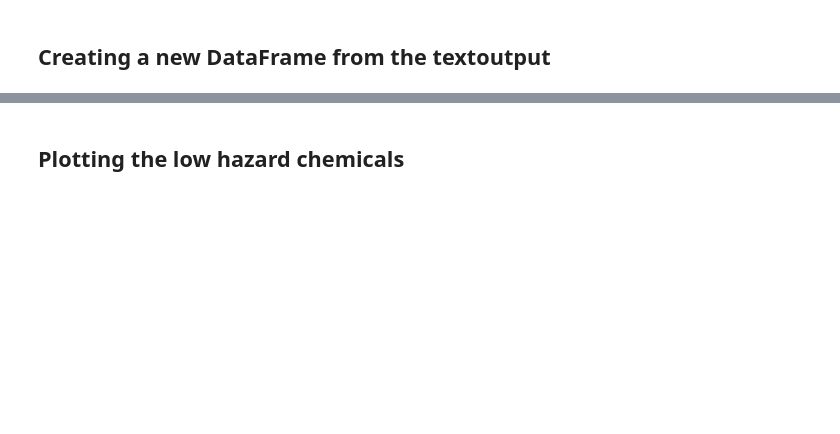
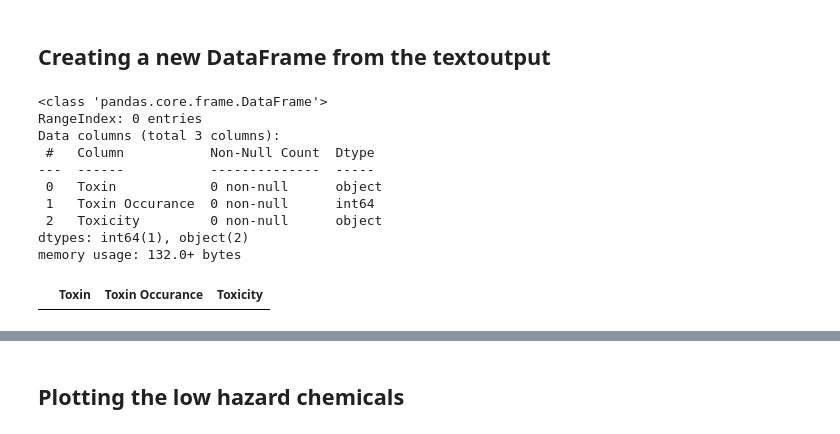
Before and after one commit to mahakanakala/toxins-in-skincare, a Jupyter notebook: notebooks/data_visuals.ipynb, the cells around one changed output, grey strips where cells are left out. Cells and saved outputs as stored; diff of their text form; code cells hidden in the pictures; blank space fills up the shorter version.

```diff
--- a/notebooks/data_visuals.ipynb
+++ b/notebooks/data_visuals.ipynb
@@ -285,0 +257,41 @@ toxin_df = pd.DataFrame({
+# %%
+#creating a list of all of the toxins and their occurrences
+toxin_name_list =[]
+toxin_occ_list = []
+
+#adding the names the seperate lists to the major list
+toxin_name_list.extend(low_hazard_list)
+toxin_name_list.extend(mod_hazard_list)
+toxin_name_list.extend(high_hazard_list)
+
+#adding the occurances the seperate lists to the major list
+toxin_occ_list.extend(low_occurrences_list)
+toxin_occ_list.extend(mod_occurrences_list)
+toxin_occ_list.extend(high_occurrences_list)
+
+
+toxins_df = pd.DataFrame({
+        'Toxin': toxin_name_list,
+        'Toxin Occurance': toxin_occ_list
+})
+
+
+#adding a toxicity column
+toxins_df = toxins_df.iloc[0:7].assign(Toxicity="Low")
+toxins_df = toxins_df.iloc[8:14].assign(Toxicity="Moderate")
+toxins_df = toxins_df.iloc[15:17].assign(Toxicity="High")
+
+toxins_df.info()
+toxins_df.head(5)
+# %% [output]
+<class 'pandas.core.frame.DataFrame'>
+RangeIndex: 0 entries
+Data columns (total 3 columns):
+ #   Column           Non-Null Count  Dtype
+---  ------           --------------  -----
+ 0   Toxin            0 non-null      object
+ 1   Toxin Occurance  0 non-null      int64
+ 2   Toxicity         0 non-null      object
+dtypes: int64(1), object(2)
+memory usage: 132.0+ bytes
+|  | Toxin | Toxin Occurance | Toxicity |
```
Also changed, not shown: parts of 11 cells of this notebook, 1 other file.
